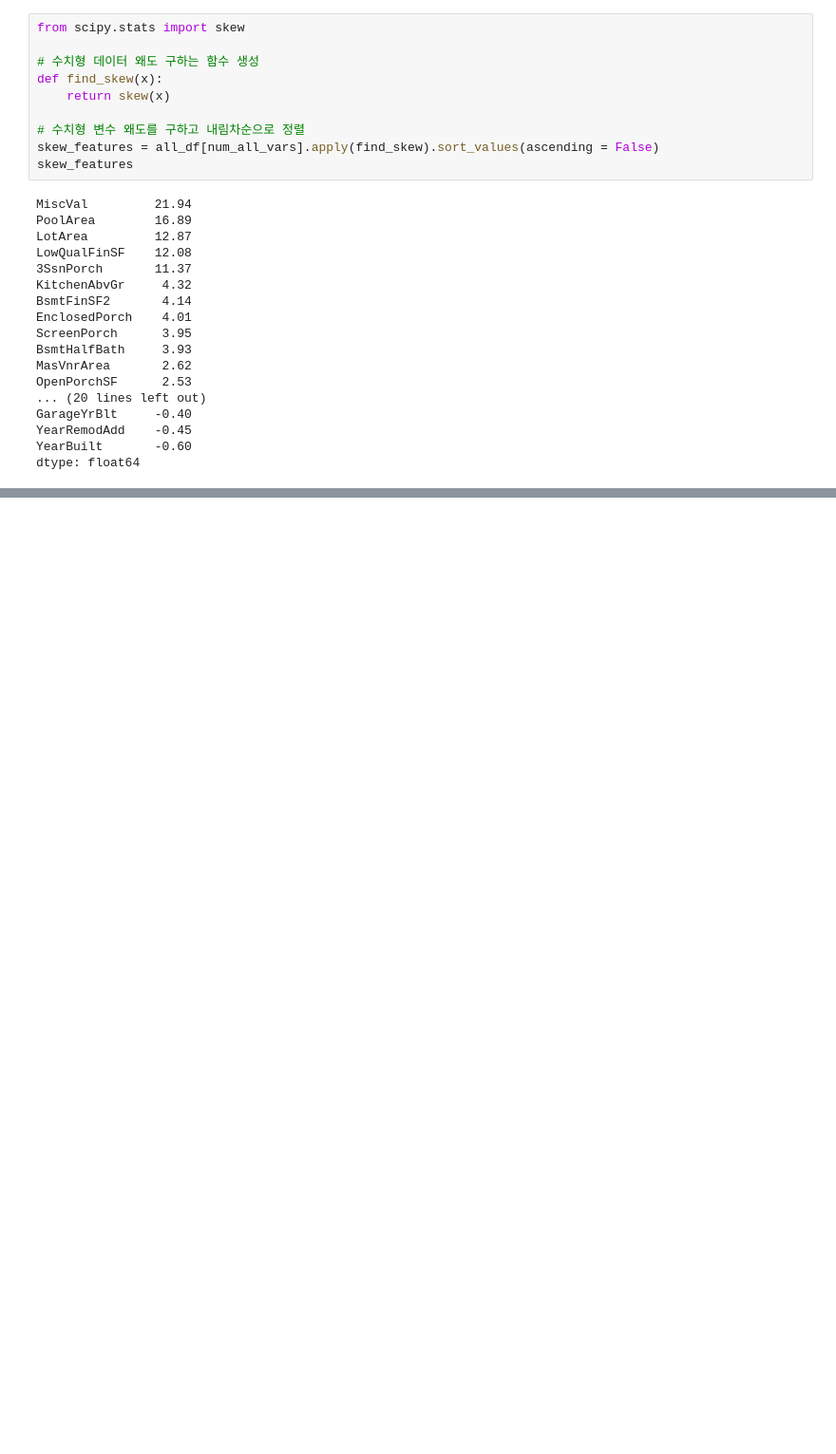
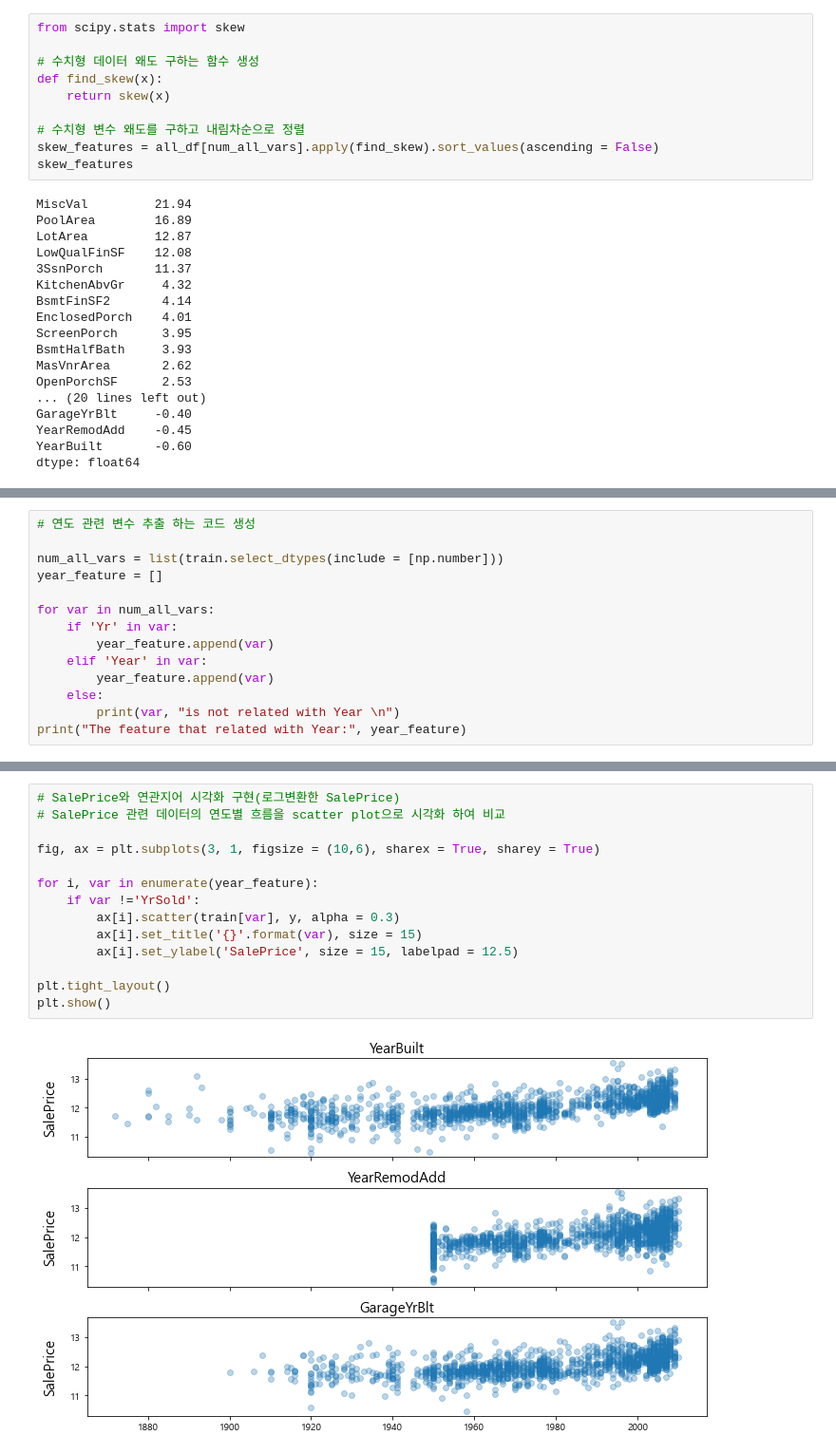
Before and after one commit to Kimgabe/Projects, a Jupyter notebook: Shadowing projects(필사)/[kaggle] 주택가격 예측 문제.ipynb, the cells around one changed output, grey strips where cells are left out. Shown at 95% size. Cells and saved outputs as stored; diff of their text form; blank space fills up the shorter version.

```diff
--- a/Shadowing projects(필사)/[kaggle] 주택가격 예측 문제.ipynb
+++ b/Shadowing projects(필사)/[kaggle] 주택가격 예측 문제.ipynb
@@ -444,0 +556,14 @@ dtype: float64
+# %%
+# 연도 관련 변수 추출 하는 코드 생성
+
+num_all_vars = list(train.select_dtypes(include = [np.number]))
+year_feature = []
+
+for var in num_all_vars:
+    if 'Yr' in var:
+        year_feature.append(var)
+    elif 'Year' in var:
+        year_feature.append(var)
+    else:
+        print(var, "is not related with Year \n")
+print("The feature that related with Year:", year_feature)
@@ -444,0 +588,16 @@ dtype: float64
+# %%
+# SalePrice와 연관지어 시각화 구현(로그변환한 SalePrice)
+# SalePrice 관련 데이터의 연도별 흐름을 scatter plot으로 시각화 하여 비교
+
+fig, ax = plt.subplots(3, 1, figsize = (10,6), sharex = True, sharey = True)
+
+for i, var in enumerate(year_feature):
+    if var !='YrSold':
+        ax[i].scatter(train[var], y, alpha = 0.3)
+        ax[i].set_title('{}'.format(var), size = 15)
+        ax[i].set_ylabel('SalePrice', size = 15, labelpad = 12.5)
+
+plt.tight_layout()
+plt.show()
+# %% [output]
+[figure, added]
```
Also changed, not shown: parts of 35 cells of this notebook.
